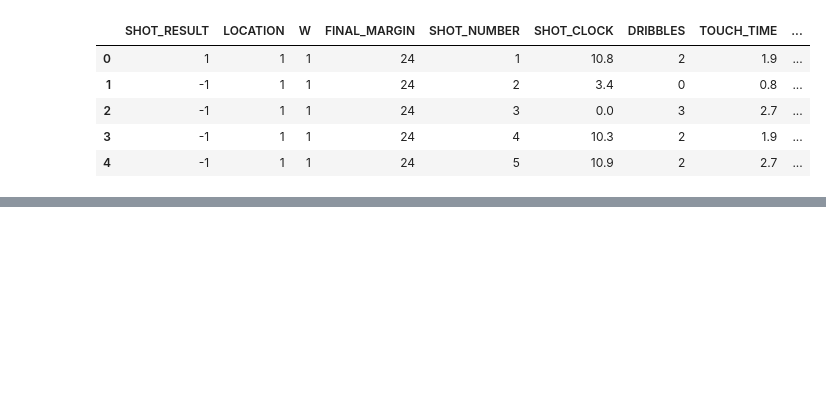
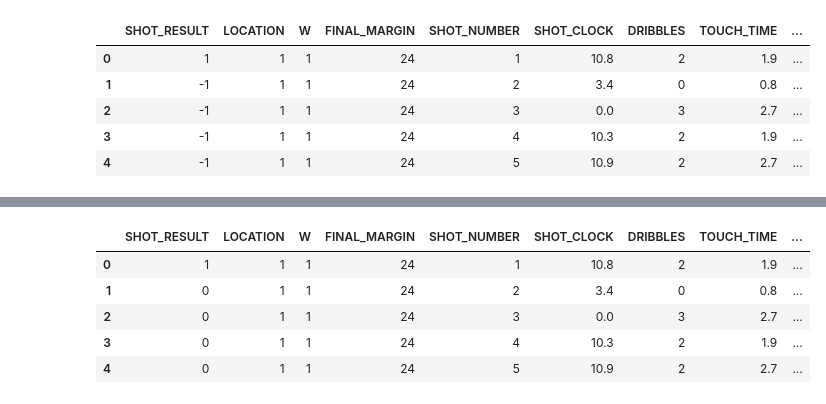
Before and after one commit to iva-maria/UZOP-projekt-2022-23, a Jupyter notebook: UZOP-projekt-0036522537.ipynb, the cells around one changed output, grey strips where cells are left out. Cells and saved outputs as stored; diff of their text form; code cells hidden in the pictures; blank space fills up the shorter version.

```diff
--- a/UZOP-projekt-0036522537.ipynb
+++ b/UZOP-projekt-0036522537.ipynb
@@ -547,0 +701,65 @@ Pogreska na skupu za ispitivanje: 0.4572
+# %%
+from sklearn.model_selection import train_test_split
+
+# Ucitavanje podataka.
+T = pd.read_csv("shot_logs.csv")
+
+# Uklanjanje kategorickih varijabli s vise od dvije vrijednosti.
+T.drop(('GAME_ID'), axis=1, inplace=True)
+T.drop(('MATCHUP'), axis=1, inplace=True)
+T.drop(('CLOSEST_DEFENDER'), axis=1, inplace=True)
+T.drop(('CLOSEST_DEFENDER_PLAYER_ID'), axis=1, inplace=True)
+T.drop(('FGM'), axis=1, inplace=True)
+T.drop(('PTS'), axis=1, inplace=True)
+T.drop(('player_name'), axis=1, inplace=True)
+T.drop(('player_id'), axis=1, inplace=True)
+
+# Zamjena vrijednosti NaN u SHOT_CLOCK stupcu nulom.
+mask = (T['SHOT_CLOCK'].isna())
+T.loc[mask, "SHOT_CLOCK"] = 0
+
+# Kombiniranje stupaca PERIOD i GAME_CLOCK.
+T["PERIOD"] = (T["PERIOD"] - 1) * (12 * 60)
+T["GAME_CLOCK"] = pd.to_datetime(T["GAME_CLOCK"])
+T["GAME_CLOCK"] = T["GAME_CLOCK"].dt.minute + 60 * T["GAME_CLOCK"].dt.hour
+T["GAME_CLOCK"] = pd.to_numeric(T["GAME_CLOCK"])
+T["GAME_TIME"] = T["PERIOD"] + T["GAME_CLOCK"]
+T.drop(('PERIOD'), axis=1, inplace=True)
+T.drop(('GAME_CLOCK'), axis=1, inplace=True)
+
+# Zamjena H i A vrijednosti u stupcu LOCATION, L i W vrijednosti u stupcu W te 'missed' i 'made' vrijednosti
+# u stupcu SHOT_RESULT vrijednostima -1 i 1.
+mask = (T['LOCATION'] == 'H')
+T.loc[mask, 'LOCATION'] = -1
+mask = (T['LOCATION'] == 'A')
+T.loc[mask, 'LOCATION'] = 1
+mask = (T['W'] == 'L')
+T.loc[mask, 'W'] = -1
+mask = (T['W'] == 'W')
+T.loc[mask, 'W'] = 1
+mask = (T['SHOT_RESULT'] == 'missed')
+# Razlika u odnosu na prethodne modele - izlaz je 0 ili 1.
+T.loc[mask, 'SHOT_RESULT'] = 0
+mask = (T['SHOT_RESULT'] == 'made')
+T.loc[mask, 'SHOT_RESULT'] = 1
+
+# Postavljanje stupca SHOT_RESULT na početak tablice.
+shotResultColumn = T.pop('SHOT_RESULT')
+T.insert(0, 'SHOT_RESULT', shotResultColumn)
+
+# Pohrana nove tablice u zasebnu .csv datoteku.
+T.to_csv('shot_logs_svm.csv', index=False)
+
+# Razdvajanje skupa podataka na skup za ucenje i skup za ispitivanje u omjeru 70/30.
+T_train, T_test = train_test_split(T, train_size=0.07, test_size=0.03)
+T_train.to_csv('svm_train.csv', index=False)
+T_test.to_csv('svm_test.csv', index=False)
+
+T.head()
+# %% [output]
+|  | SHOT_RESULT | LOCATION | W | FINAL_MARGIN | SHOT_NUMBER | SHOT_CLOCK | DRIBBLES | TOUCH_TIME | ... |
+| 0 | 1 | 1 | 1 | 24 | 1 | 10.8 | 2 | 1.9 | ... |
+| 1 | 0 | 1 | 1 | 24 | 2 | 3.4 | 0 | 0.8 | ... |
+| 2 | 0 | 1 | 1 | 24 | 3 | 0.0 | 3 | 2.7 | ... |
+| 3 | 0 | 1 | 1 | 24 | 4 | 10.3 | 2 | 1.9 | ... |
+| 4 | 0 | 1 | 1 | 24 | 5 | 10.9 | 2 | 2.7 | ... |
```
Also changed, not shown: parts of 12 cells of this notebook, 8 other files.
